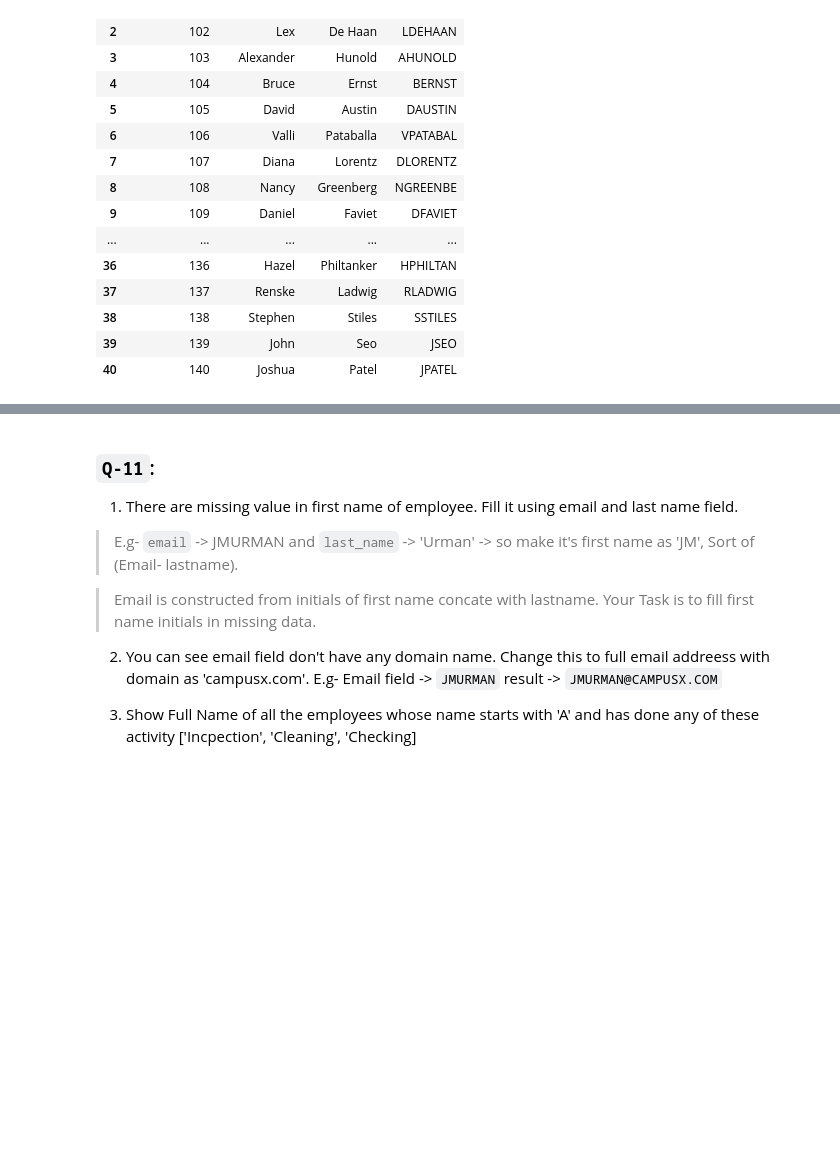
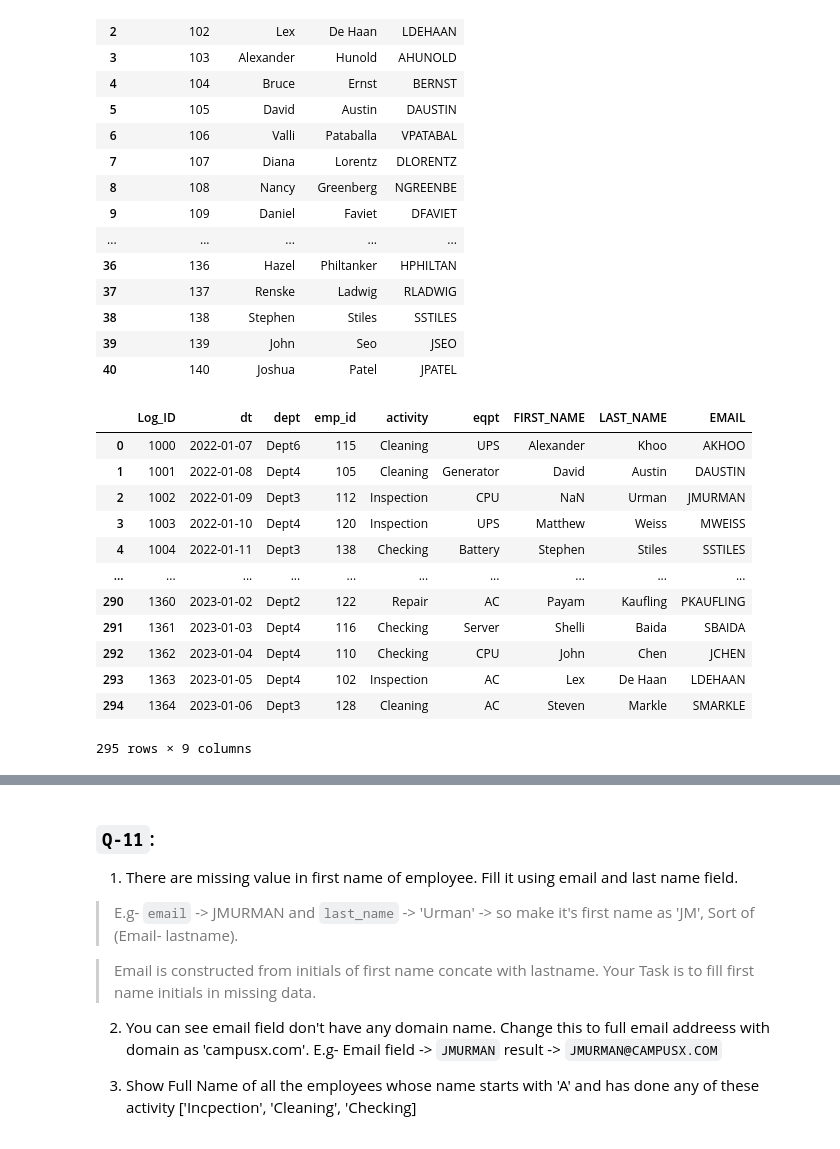
Before and after one commit to ushi-masuka/python-practice, a Jupyter notebook: day2202.ipynb, the cells around one changed output, grey strips where cells are left out. Drawn from its saved outputs; the diff is of its cells as text; code cells hidden in the pictures; blank space fills up the shorter version.

```diff
--- a/day2202.ipynb
+++ b/day2202.ipynb
@@ -317,3 +184,21 @@ employee
 | 38 | 138 | Stephen | Stiles | SSTILES |
 | 39 | 139 | John | Seo | JSEO |
 | 40 | 140 | Joshua | Patel | JPATEL |
+# %%
+merge=log_file.merge(employee,left_on="emp_id",right_on="EMPLOYEE_ID")
+merge=merge.drop("EMPLOYEE_ID",axis=1)
+merge
+# %% [output]
+|  | Log_ID | dt | dept | emp_id | activity | eqpt | FIRST_NAME | LAST_NAME | EMAIL |
+| 0 | 1000 | 2022-01-07 | Dept6 | 115 | Cleaning | UPS | Alexander | Khoo | AKHOO |
+| 1 | 1001 | 2022-01-08 | Dept4 | 105 | Cleaning | Generator | David | Austin | DAUSTIN |
+| 2 | 1002 | 2022-01-09 | Dept3 | 112 | Inspection | CPU | NaN | Urman | JMURMAN |
+| 3 | 1003 | 2022-01-10 | Dept4 | 120 | Inspection | UPS | Matthew | Weiss | MWEISS |
+| 4 | 1004 | 2022-01-11 | Dept3 | 138 | Checking | Battery | Stephen | Stiles | SSTILES |
+| ... | ... | ... | ... | ... | ... | ... | ... | ... | ... |
+| 290 | 1360 | 2023-01-02 | Dept2 | 122 | Repair | AC | Payam | Kaufling | PKAUFLING |
+| 291 | 1361 | 2023-01-03 | Dept4 | 116 | Checking | Server | Shelli | Baida | SBAIDA |
+| 292 | 1362 | 2023-01-04 | Dept4 | 110 | Checking | CPU | John | Chen | JCHEN |
+| 293 | 1363 | 2023-01-05 | Dept4 | 102 | Inspection | AC | Lex | De Haan | LDEHAAN |
+| 294 | 1364 | 2023-01-06 | Dept3 | 128 | Cleaning | AC | Steven | Markle | SMARKLE |
+295 rows × 9 columns
```
Also changed, not shown: parts of 17 cells of this notebook.
